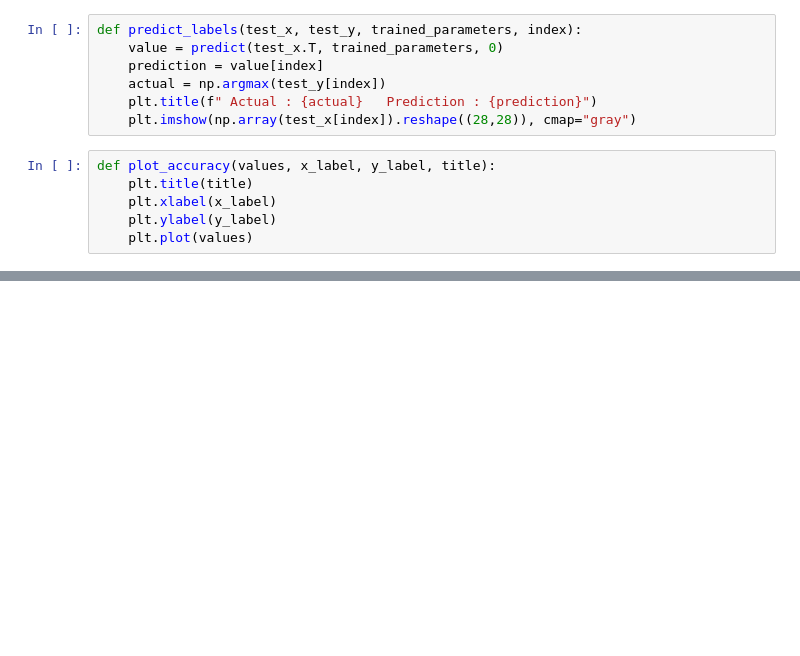
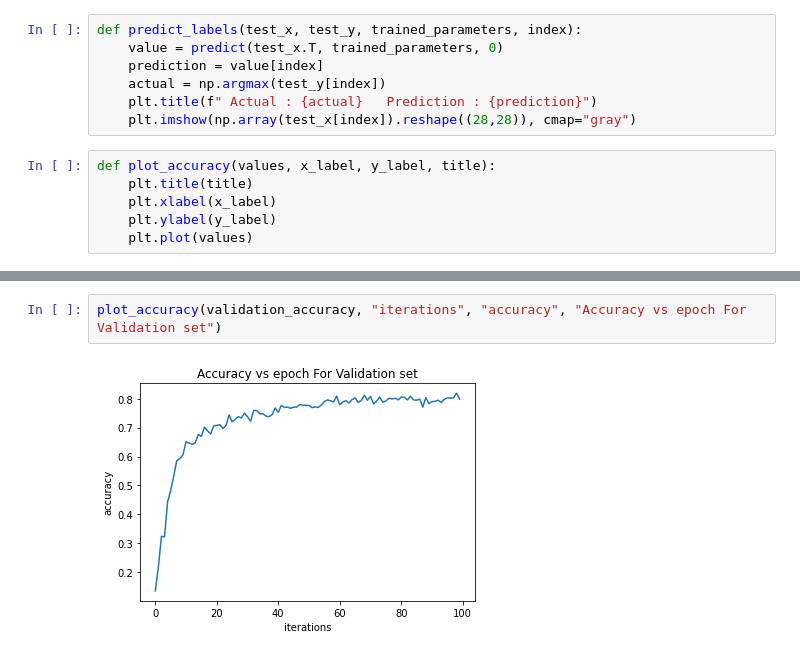
Before and after one commit to Kaustuv-Karki/Data-mining, a Jupyter notebook: NeuralNetwork/neural.ipynb, the cells around one changed output, grey strips where cells are left out. Drawn from its saved outputs; the diff is of its cells as text; blank space fills up the shorter version.

```diff
--- a/NeuralNetwork/neural.ipynb
+++ b/NeuralNetwork/neural.ipynb
@@ -317,0 +345,4 @@ KeyError: 'b1'
+# %%
+plot_accuracy(validation_accuracy, "iterations", "accuracy", "Accuracy vs epoch For Validation set")
+# %% [output]
+[figure, added]
```
Also changed, not shown: parts of 10 cells of this notebook, 1 other file.
